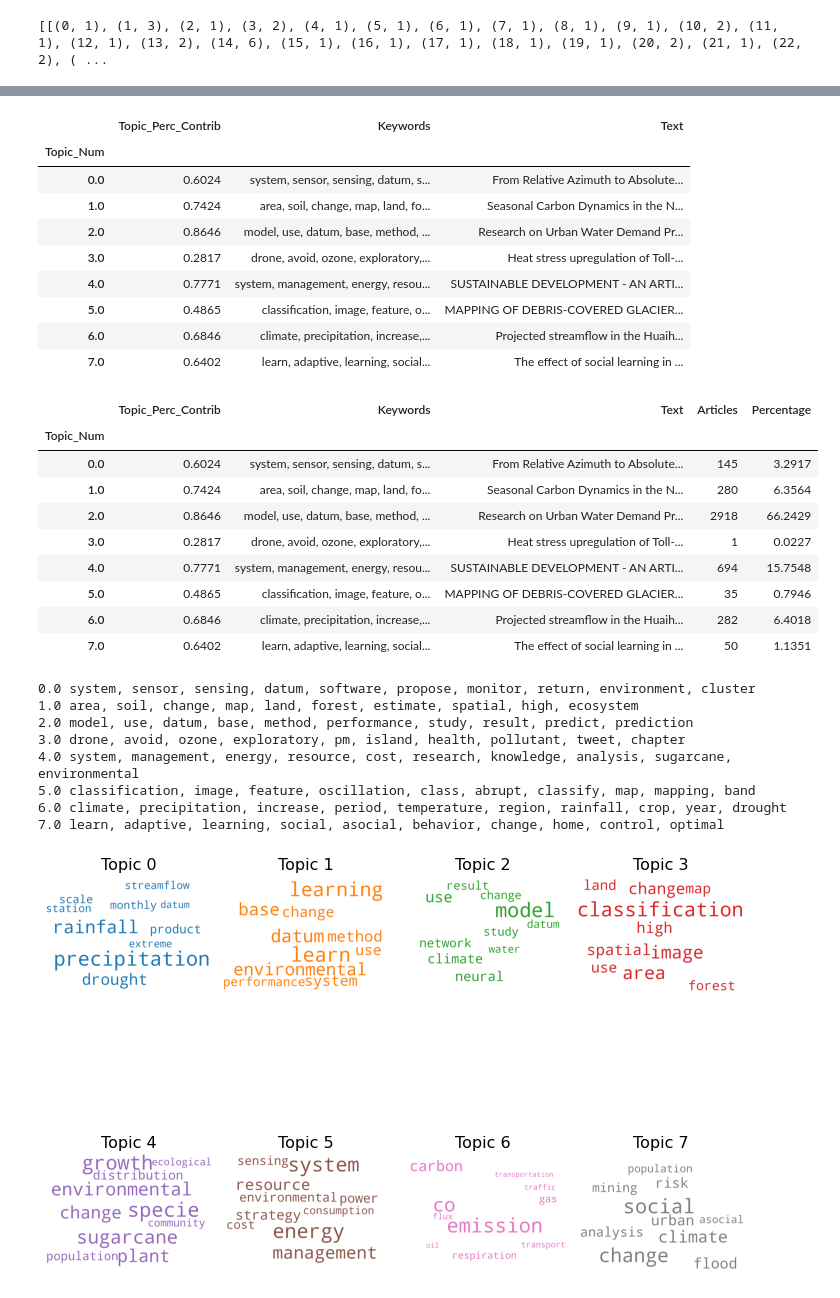
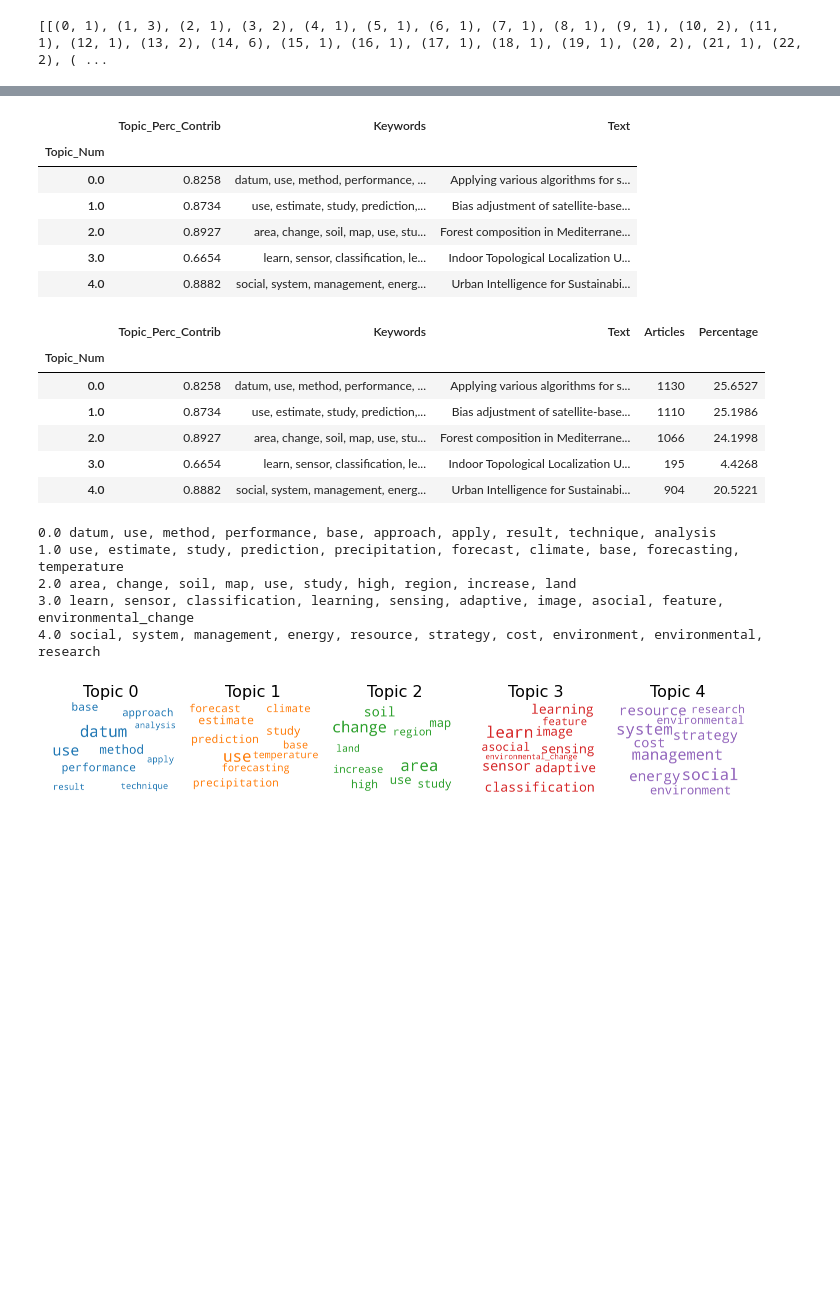
Before and after one commit to KnuxV/projet_transdisciplinaire, a Jupyter notebook: LDA.ipynb, the cells around one changed output, grey strips where cells are left out. Drawn from its saved outputs; the diff is of its cells as text; code cells hidden in the pictures; blank space fills up the shorter version.

Commit message:
LDA with 5 topics

```diff
--- a/LDA.ipynb
+++ b/LDA.ipynb
@@ -74,7 +56,7 @@ print(trigram_mod[bigram_mod[data_words[0]]])
 # NLTK Stop words
 from nltk.corpus import stopwords
 stop_words = stopwords.words('english')
-stop_words.extend(['from', 'subject', 're', 'edu', 'use'])
+stop_words.extend(['from', 'subject', 're', 'edu', 'use', 'model', 'Use', 'Base', 'base', 'USE', 'system', 'model', 'uses', 'Model', 'models'])
 # %%
 # Define functions for stopwords, bigrams, trigrams and lemmatization
 def remove_stopwords(texts):
@@ -293,9 +218,0 @@ model_list, coherence_values = compute_coherence_values(dictionary=id2word, corp
-# %%
-# Show graph
-limit=40; start=2; step=6;
-x = range(start, limit, step)
-plt.plot(x, coherence_values)
-plt.xlabel("Num Topics")
-plt.ylabel("Coherence score")
-plt.legend(("coherence_values"), loc='best')
-plt.show()
@@ -375,22 +279,14 @@ def format_topics_sentences(ldamodel=lda_model, corpus=corpus, texts=data):
     sent_topics_df = pd.concat([sent_topics_df, contents], axis=1)
     return(sent_topics_df)
 
-opt_mod = gensim.models.ldamodel.LdaModel(corpus=corpus,
-                                   id2word=id2word,
-                                   num_topics=8,
-                                   random_state=100,
-                                   update_every=1,
-                                   chunksize=100,
-                                   passes=10,
-                                   alpha='auto',
-                                   per_word_topics=True)
-df_topic_sents_keywords = format_topics_sentences(ldamodel=opt_mod, corpus=corpus, texts=data)
+
+df_topic_sents_keywords = format_topics_sentences(ldamodel=lda_model, corpus=corpus, texts=data)
 
 # Format
 df_dominant_topic = df_topic_sents_keywords.reset_index()
 df_dominant_topic.columns = ['Document_No', 'Dominant_Topic', 'Topic_Perc_Contrib', 'Keywords', 'Text']
 
-# Show
-df_dominant_topic.head(100)
+
+df_dominant_topic
 # %% [output]
 |  | Document_No | Dominant_Topic | Topic_Perc_Contrib | Keywords | Text |
@@ -429,14 +325,11 @@ sent_topics_sorted.head(8)
 # %% [output]
 |  | Topic_Perc_Contrib | Keywords | Text |
 | Topic_Num |  |  |  |
-| 0.0 | 0.6024 | system, sensor, sensing, datum, s... | From Relative Azimuth to Absolute... |
-| 1.0 | 0.7424 | area, soil, change, map, land, fo... | Seasonal Carbon Dynamics in the N... |
-| 2.0 | 0.8646 | model, use, datum, base, method, ... | Research on Urban Water Demand Pr... |
-| 3.0 | 0.2817 | drone, avoid, ozone, exploratory,... | Heat stress upregulation of Toll-... |
-| 4.0 | 0.7771 | system, management, energy, resou... | SUSTAINABLE DEVELOPMENT - AN ARTI... |
-| 5.0 | 0.4865 | classification, image, feature, o... | MAPPING OF DEBRIS-COVERED GLACIER... |
-| 6.0 | 0.6846 | climate, precipitation, increase,... | Projected streamflow in the Huaih... |
-| 7.0 | 0.6402 | learn, adaptive, learning, social... | The effect of social learning in ... |
+| 0.0 | 0.8258 | datum, use, method, performance, ... | Applying various algorithms for s... |
+| 1.0 | 0.8734 | use, estimate, study, prediction,... | Bias adjustment of satellite-base... |
+| 2.0 | 0.8927 | area, change, soil, map, use, stu... | Forest composition in Mediterrane... |
+| 3.0 | 0.6654 | learn, sensor, classification, le... | Indoor Topological Localization U... |
+| 4.0 | 0.8882 | social, system, management, energ... | Urban Intelligence for Sustainabi... |
 # %%
 # Number of Documents for Each Topic
 topic_counts = df_topic_sents_keywords['Dominant_Topic'].value_counts()
@@ -454,26 +347,20 @@ sent_topics_sorted
 # %% [output]
 |  | Topic_Perc_Contrib | Keywords | Text | Articles | Percentage |
 | Topic_Num |  |  |  |  |  |
-| 0.0 | 0.6024 | system, sensor, sensing, datum, s... | From Relative Azimuth to Absolute... | 145 | 3.2917 |
-| 1.0 | 0.7424 | area, soil, change, map, land, fo... | Seasonal Carbon Dynamics in the N... | 280 | 6.3564 |
-| 2.0 | 0.8646 | model, use, datum, base, method, ... | Research on Urban Water Demand Pr... | 2918 | 66.2429 |
-| 3.0 | 0.2817 | drone, avoid, ozone, exploratory,... | Heat stress upregulation of Toll-... | 1 | 0.0227 |
-| 4.0 | 0.7771 | system, management, energy, resou... | SUSTAINABLE DEVELOPMENT - AN ARTI... | 694 | 15.7548 |
-| 5.0 | 0.4865 | classification, image, feature, o... | MAPPING OF DEBRIS-COVERED GLACIER... | 35 | 0.7946 |
-| 6.0 | 0.6846 | climate, precipitation, increase,... | Projected streamflow in the Huaih... | 282 | 6.4018 |
-| 7.0 | 0.6402 | learn, adaptive, learning, social... | The effect of social learning in ... | 50 | 1.1351 |
+| 0.0 | 0.8258 | datum, use, method, performance, ... | Applying various algorithms for s... | 1130 | 25.6527 |
+| 1.0 | 0.8734 | use, estimate, study, prediction,... | Bias adjustment of satellite-base... | 1110 | 25.1986 |
+| 2.0 | 0.8927 | area, change, soil, map, use, stu... | Forest composition in Mediterrane... | 1066 | 24.1998 |
+| 3.0 | 0.6654 | learn, sensor, classification, le... | Indoor Topological Localization U... | 195 | 4.4268 |
+| 4.0 | 0.8882 | social, system, management, energ... | Urban Intelligence for Sustainabi... | 904 | 20.5221 |
 # %%
 for i,j in sent_topics_sorted.Keywords.items():
     print(i,j)
 # %% [output]
-0.0 system, sensor, sensing, datum, software, propose, monitor, return, environment, cluster
-1.0 area, soil, change, map, land, forest, estimate, spatial, high, ecosystem
-2.0 model, use, datum, base, method, performance, study, result, predict, prediction
-3.0 drone, avoid, ozone, exploratory, pm, island, health, pollutant, tweet, chapter
-4.0 system, management, energy, resource, cost, research, knowledge, analysis, sugarcane, environmental
-5.0 classification, image, feature, oscillation, class, abrupt, classify, map, mapping, band
-6.0 climate, precipitation, increase, period, temperature, region, rainfall, crop, year, drought
-7.0 learn, adaptive, learning, social, asocial, behavior, change, home, control, optimal
+0.0 datum, use, method, performance, base, approach, apply, result, technique, analysis
+1.0 use, estimate, study, prediction, precipitation, forecast, climate, base, forecasting, temperature
+2.0 area, change, soil, map, use, study, high, region, increase, land
+3.0 learn, sensor, classification, learning, sensing, adaptive, image, asocial, feature, environmental_change
+4.0 social, system, management, energy, resource, strategy, cost, environment, environmental, research
 # %%
 # 1. Wordcloud of Top N words in each topic
 from matplotlib import pyplot as plt
@@ -481,33 +368,32 @@ from wordcloud import WordCloud, STOPWORDS
 import matplotlib.colors as mcolors
 
 cols = [color for name, color in mcolors.TABLEAU_COLORS.items()]  # more colors: 'mcolors.XKCD_COLORS'
 
 cloud = WordCloud(stopwords=stop_words,
                   background_color='white',
                   width=2500,
                   height=1800,
                   max_words=30,
                   colormap='tab10',
                   color_func=lambda *args, **kwargs: cols[i],
                   prefer_horizontal=1.0)
-
 topics = lda_model.show_topics(formatted=False)
 
-fig, axes = plt.subplots(2, 4, figsize=(10,10), sharex=True, sharey=True)
+fig, axes = plt.subplots(1, 5, figsize=(10,10), sharex=True, sharey=True)
 
 for i, ax in enumerate(axes.flatten()):
     fig.add_subplot(ax)
     topic_words = dict(topics[i][1])
     cloud.generate_from_frequencies(topic_words, max_font_size=300)
     plt.gca().imshow(cloud)
     plt.gca().set_title('Topic ' + str(i), fontdict=dict(size=16))
     plt.gca().axis('off')
 
 
 plt.subplots_adjust(wspace=0, hspace=0)
 plt.axis('off')
 plt.margins(x=0, y=0)
 plt.tight_layout()
 plt.show()
 # %% [output]
-[figure, old version]
+[figure, new version]
```
Also changed, not shown: parts of 21 cells of this notebook, 11 other files.
